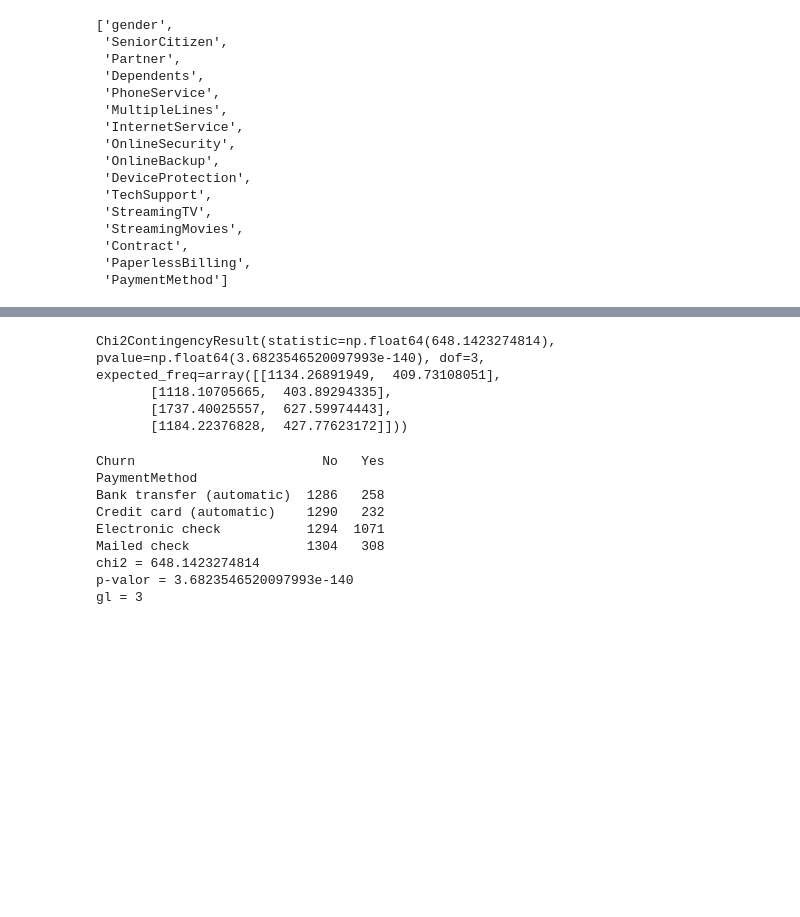
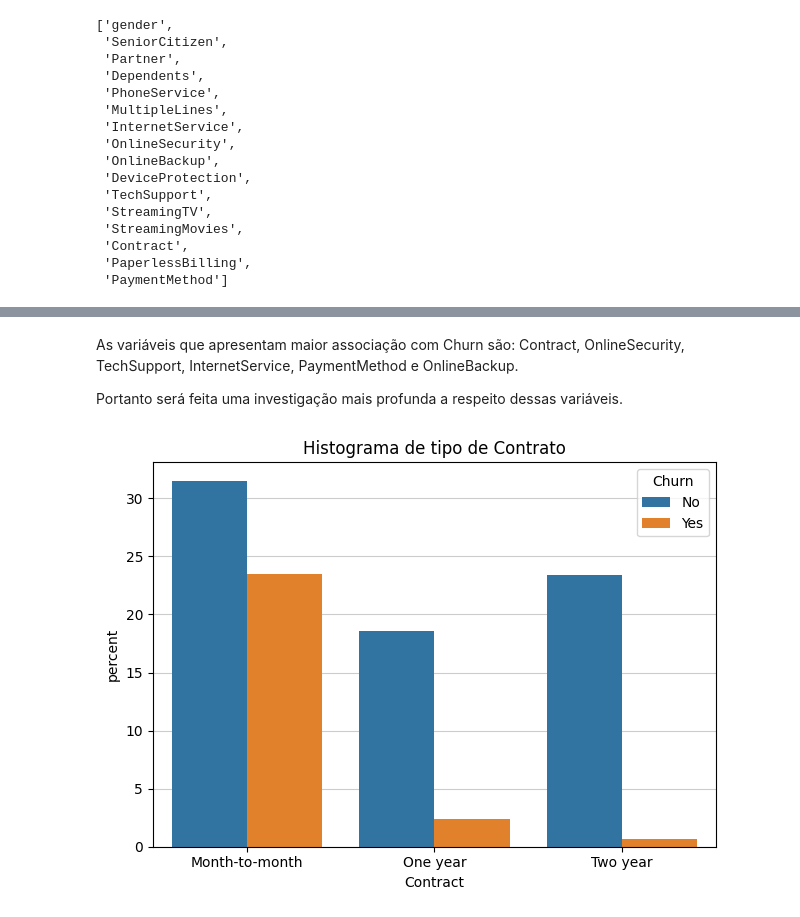
Before and after one commit to PablGb/Data_science-Telco_Customer_churn, a Jupyter notebook: Classification.ipynb, the cells around one changed output, grey strips where cells are left out. Cells and saved outputs as stored; diff of their text form; code cells hidden in the pictures; blank space fills up the shorter version.

Commit message:
Análises exploratória de algumas variáveis com alta associação com Churn.

```diff
--- a/Classification.ipynb
+++ b/Classification.ipynb
@@ -373,28 +387,14 @@ Cramer's V: 0.30335862555407056
-# %%
-from scipy.stats import chi2_contingency
-
-chi2_contingency(tab)
-# %% [output]
-Chi2ContingencyResult(statistic=np.float64(648.1423274814), pvalue=np.float64(3.6823546520097993e-140), dof=3, expected_freq=array([[1134.26891949,  409.73108051],
-       [1118.10705665,  403.89294335],
-       [1737.40025557,  627.59974443],
-       [1184.22376828,  427.77623172]]))
-# %%
-from scipy.stats import chi2_contingency
-
-chi2, p, dof, a = chi2_contingency(tab)
-
-print(tab)
-print('chi2 =', chi2)
-print('p-valor =', p)
-print('gl =', dof)
-# %% [output]
-Churn                        No   Yes
-PaymentMethod
-Bank transfer (automatic)  1286   258
-Credit card (automatic)    1290   232
-Electronic check           1294  1071
-Mailed check               1304   308
-chi2 = 648.1423274814
-p-valor = 3.6823546520097993e-140
-gl = 3
+# %% [markdown]
+As variáveis que apresentam maior associação com Churn são: Contract, OnlineSecurity, TechSupport, InternetService, PaymentMethod e OnlineBackup.
+
+Portanto será feita uma investigação mais profunda a respeito dessas variáveis.
+# %%
+fig = plt.plot(figsize = (6,6))
+plt.title('Histograma de tipo de Contrato')
+ax = sns.countplot(data = dados[['Contract', 'Churn']], x = 'Contract', hue = 'Churn', stat = 'percent')
+plt.gca().set_axisbelow(True)
+plt.grid(axis = 'y', linestyle = '-', alpha = 0.4, color = 'gray')
+plt.tight_layout()
+plt.show()
+# %% [output]
+[figure, added]
```
Also changed, not shown: parts of 18 cells of this notebook.
